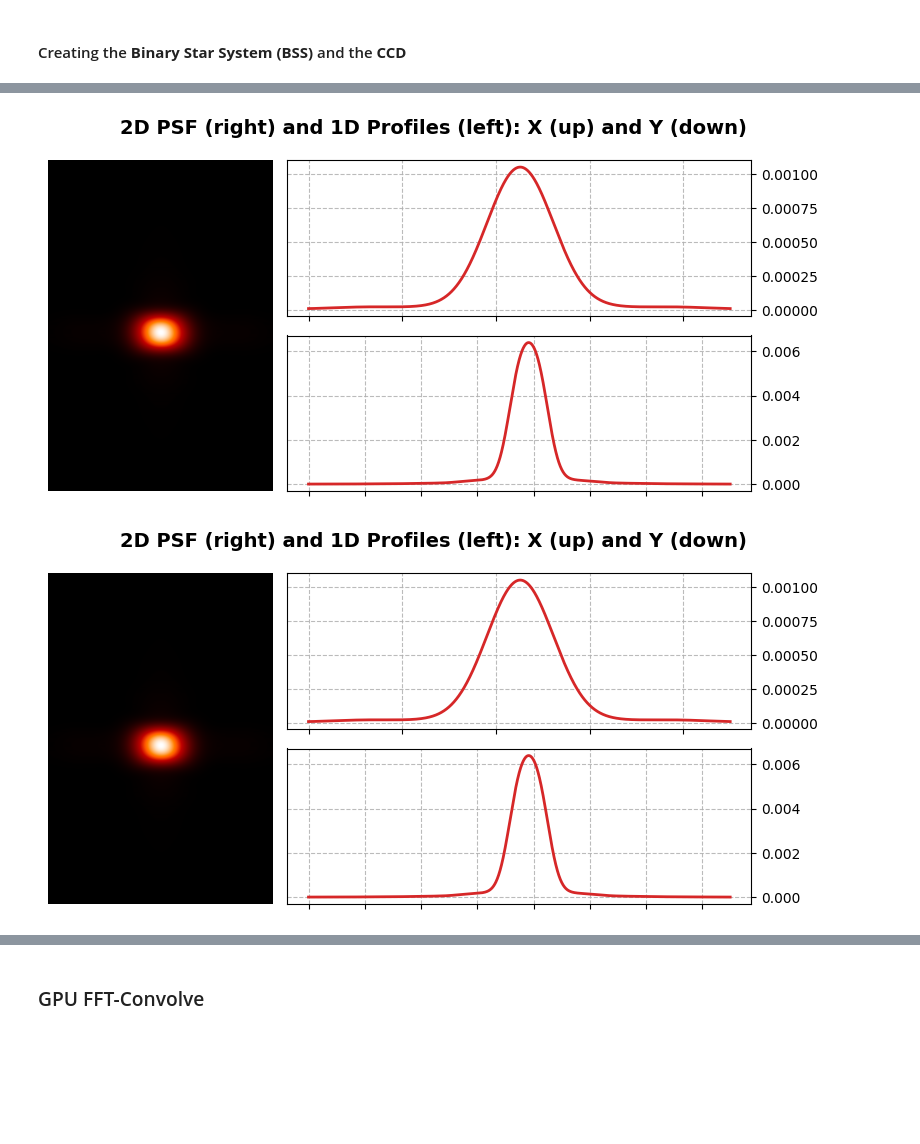
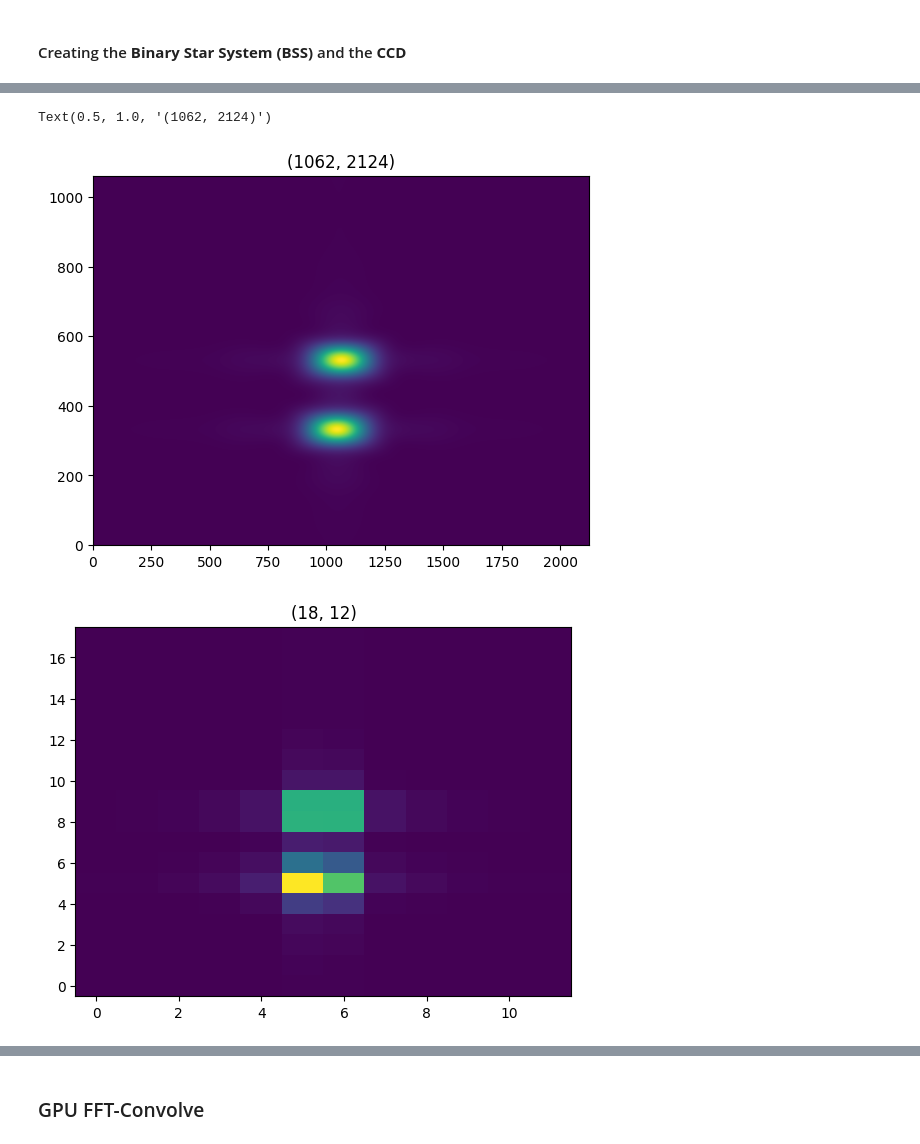
Before and after one commit to pietroferraiuolo/BINCAT, a Jupyter notebook: 01-psf-simulation.ipynb, the cells around one changed output, grey strips where cells are left out. Drawn from its saved outputs; the diff is of its cells as text; code cells hidden in the pictures; blank space fills up the shorter version.

```diff
--- a/01-psf-simulation.ipynb
+++ b/01-psf-simulation.ipynb
@@ -101,5 +97,15 @@ obs, obsh = osu.load_fits('data/simulations/observations/20250922_191707/1230.fi
-# %%
-ccd.display_psf(psf=obs)
-# %% [output]
-[figure, removed]
-[figure, removed]
+# %%
+cov = c.convolve_fft(map, ccd.psf, normalize_kernel=True, boundary='wrap', allow_huge=True)
+# %%
+plt.imshow(cov, aspect='auto', origin='lower')
+plt.title(cov.shape)
+# %% [output]
+Text(0.5, 1.0, '(1062, 2124)')
+[figure, added]
+# %%
+finview = rebinned(cov, axis_ratio=(1,3), rebin_factor=59)
+plt.imshow(finview, origin='lower', aspect='auto')
+plt.title(finview.shape)
+px,py = ccd._computeXandYpsf(finview)
+# %% [output]
+[figure, added]
```
Also changed, not shown: parts of 10 cells of this notebook, 1 other file.
